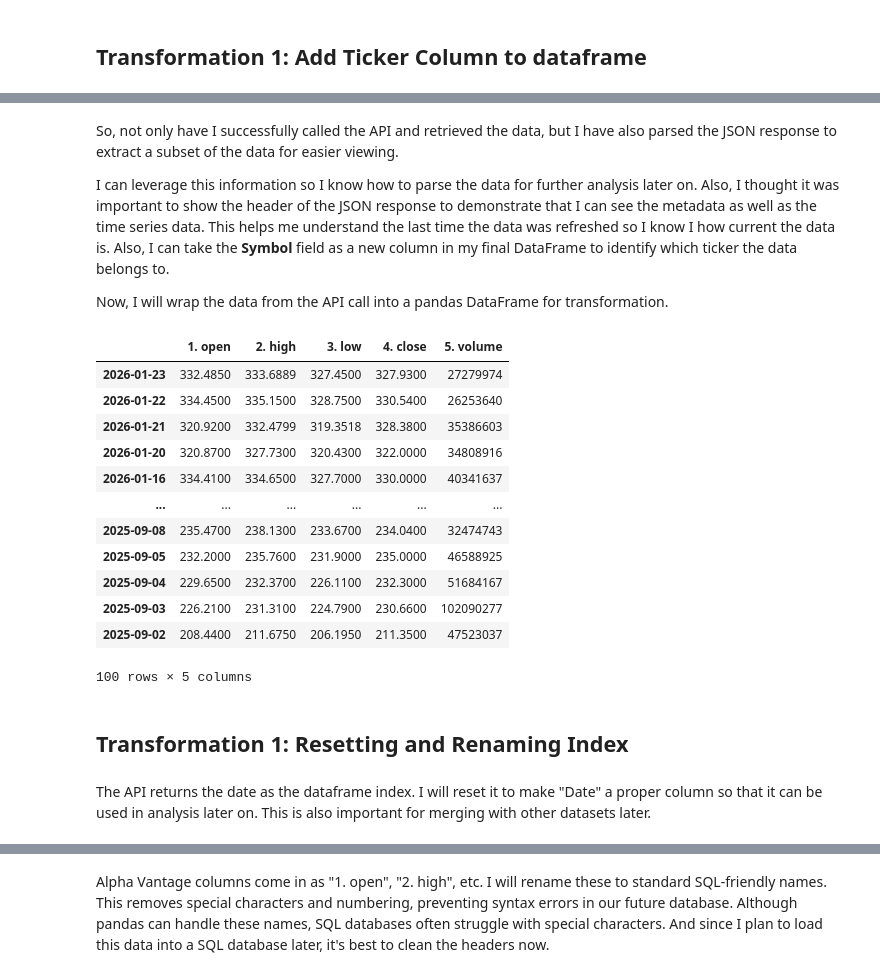
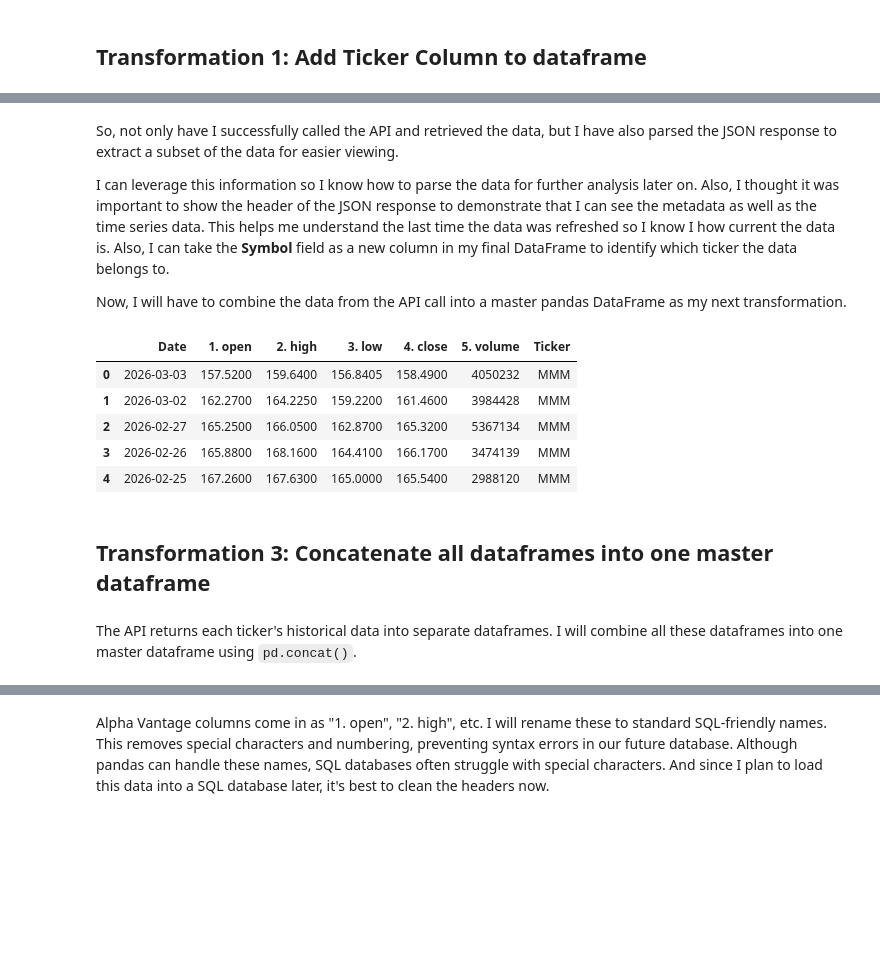
Before and after one commit to plozano0/The-Data-Wrangling-Workshop, a Jupyter notebook: Final_Project/Lozano_P_Milestone_4.ipynb, the cells around one changed output, grey strips where cells are left out. Cells and saved outputs as stored; diff of their text form; code cells hidden in the pictures; blank space fills up the shorter version.

```diff
--- a/Final_Project/Lozano_P_Milestone_4.ipynb
+++ b/Final_Project/Lozano_P_Milestone_4.ipynb
@@ -90,0 +47,40 @@ KeyboardInterrupt:
+# %%
+all_stock_data = [] # Empty list to store the dataframes
+
+# Loop through each ticker in the target list
+for ticker in sp500_tickers:
+    # Premium Call: Using 'outputsize=full' to get 20+ years of history.
+    # This ensures I capture the exact dates of all layoffs (2020-2024).
+    url = f'https://www.alphavantage.co/query?function=TIME_SERIES_DAILY&symbol={ticker}&outputsize=full&apikey={api_key}'
+
+    try:
+        r = requests.get(url)
+        data = r.json()
+
+        if "Time Series (Daily)" in data:
+            # Convert the JSON dictionary to a DataFrame
+            temp_df = pd.DataFrame.from_dict(data['Time Series (Daily)'], orient='index')
+
+            # Transformation 1: Add Ticker Column to dataframe
+            temp_df['Ticker'] = data['Meta Data']['2. Symbol']
+
+            # Transformation 2: Reset index
+            # Reset index to make Date a column
+            temp_df = temp_df.reset_index().rename(columns={'index': 'Date'})
+
+            # Convert to datetime immediately for filtering
+            temp_df['Date'] = pd.to_datetime(temp_df['Date'])
+
+            # Only keep data from 2019-11-11 onwards (covering the layoff data)
+            temp_df = temp_df[temp_df['Date'] >= '2019-11-11']
+
+            all_stock_data.append(temp_df)
+        else:
+            print(f"Error for {ticker}: {data.get('Note', 'Unknown Error')}")
+
+    except Exception as e:
+        print(f"Failed for {ticker}: {e}")
+
+    # RATE LIMIT: Premium allows much faster calls (e.g., 75/min).
+    # A tiny sleep ensures we don't accidentally hit the concurrency limit.
+    time.sleep(0.5)
@@ -131,28 +137,21 @@ So, not only have I successfully called the API and retrieved the data, but I ha
 
 I can leverage this information so I know how to parse the data for further analysis later on. Also, I thought it was important to show the header of the JSON response to demonstrate that I can see the metadata as well as the time series data. This helps me understand the last time the data was refreshed so I know I how current the data is. Also, I can take the **Symbol** field as a new column in my final DataFrame to identify which ticker the data belongs to.
 
-Now, I will wrap the data from the API call into a pandas DataFrame for transformation.
+Now, I will have to combine the data from the API call into a master pandas DataFrame as my next transformation.
 # %%
 # Converting the JSON dictionary directly to a Pandas DataFrame
 # The API returns dates as keys, so we use orient='index' to make rows out of them.
-google_data = pd.DataFrame.from_dict(data['Time Series (Daily)'], orient='index')
-google_data
+all_stock_data_df = pd.concat(all_stock_data, ignore_index=True)
+all_stock_data_df.head()
 # %% [output]
-|  | 1. open | 2. high | 3. low | 4. close | 5. volume |
-| 2026-01-23 | 332.4850 | 333.6889 | 327.4500 | 327.9300 | 27279974 |
-| 2026-01-22 | 334.4500 | 335.1500 | 328.7500 | 330.5400 | 26253640 |
-| 2026-01-21 | 320.9200 | 332.4799 | 319.3518 | 328.3800 | 35386603 |
-| 2026-01-20 | 320.8700 | 327.7300 | 320.4300 | 322.0000 | 34808916 |
-| 2026-01-16 | 334.4100 | 334.6500 | 327.7000 | 330.0000 | 40341637 |
-| ... | ... | ... | ... | ... | ... |
-| 2025-09-08 | 235.4700 | 238.1300 | 233.6700 | 234.0400 | 32474743 |
-| 2025-09-05 | 232.2000 | 235.7600 | 231.9000 | 235.0000 | 46588925 |
-| 2025-09-04 | 229.6500 | 232.3700 | 226.1100 | 232.3000 | 51684167 |
-| 2025-09-03 | 226.2100 | 231.3100 | 224.7900 | 230.6600 | 102090277 |
-| 2025-09-02 | 208.4400 | 211.6750 | 206.1950 | 211.3500 | 47523037 |
+|  | Date | 1. open | 2. high | 3. low | 4. close | 5. volume | Ticker |
+| 0 | 2026-03-03 | 157.5200 | 159.6400 | 156.8405 | 158.4900 | 4050232 | MMM |
+| 1 | 2026-03-02 | 162.2700 | 164.2250 | 159.2200 | 161.4600 | 3984428 | MMM |
+| 2 | 2026-02-27 | 165.2500 | 166.0500 | 162.8700 | 165.3200 | 5367134 | MMM |
+| 3 | 2026-02-26 | 165.8800 | 168.1600 | 164.4100 | 166.1700 | 3474139 | MMM |
+| 4 | 2026-02-25 | 167.2600 | 167.6300 | 165.0000 | 165.5400 | 2988120 | MMM |
-100 rows × 5 columns
 # %% [markdown]
-## Transformation 1: Resetting and Renaming Index
+## Transformation 3: Concatenate all dataframes into one master dataframe
 # %% [markdown]
-The API returns the date as the dataframe index. I will reset it to make "Date" a proper column so that it can be used in analysis later on. This is also important for merging with other datasets later.
+The API returns each ticker's historical data into separate dataframes. I will combine all these dataframes into one master dataframe using `pd.concat()`.
 # %%
```
Also changed, not shown: parts of 37 cells of this notebook, 1 other file.
